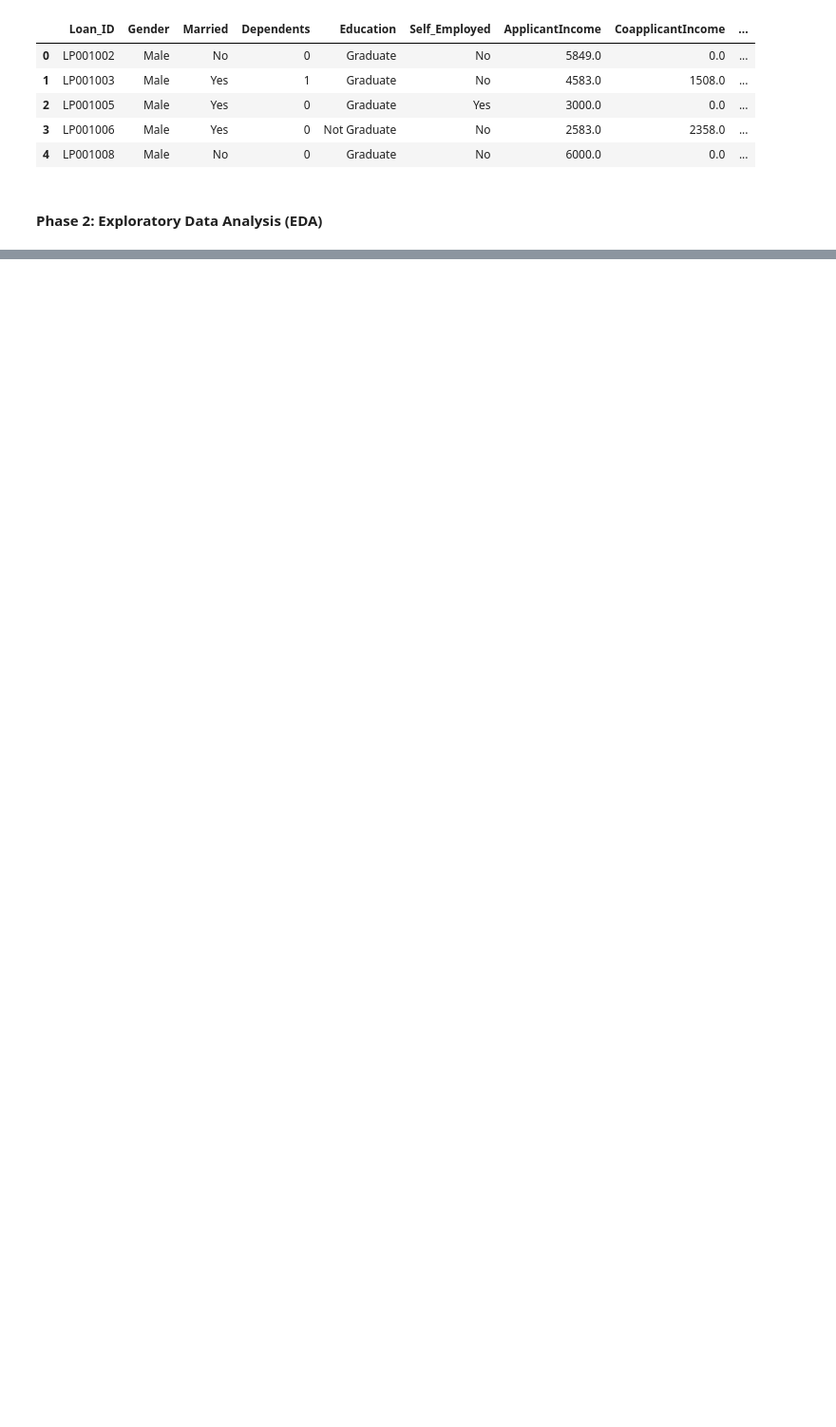
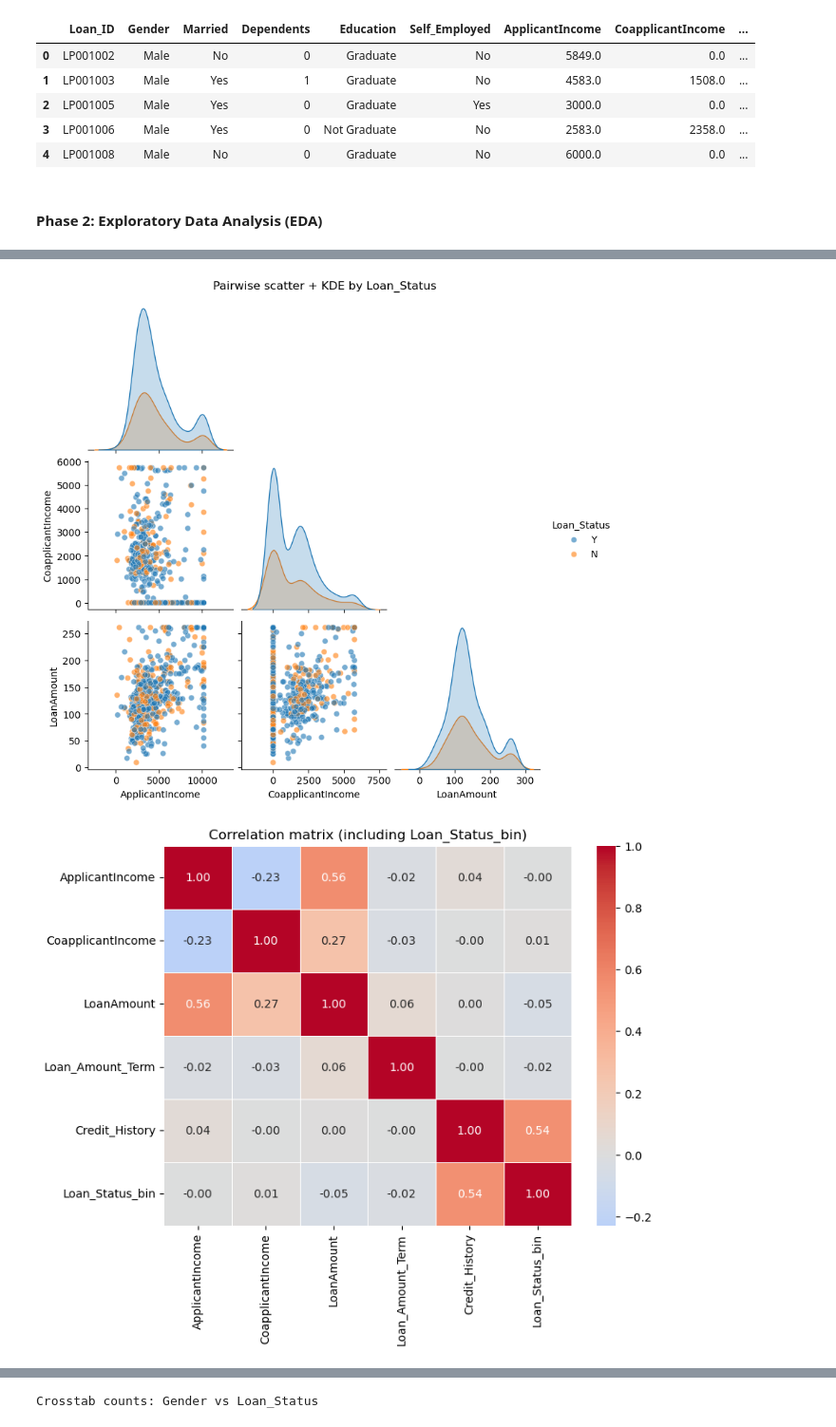
Before and after one commit to RasakOlasunkanmi/my_task, a Jupyter notebook: rasak_olasunkanmi_task25/home_loan.ipynb, the cells around one changed output, grey strips where cells are left out. Shown at 95% size. Saved outputs shown, nothing was run; the diff lists cells and outputs as text; code cells hidden in the pictures; blank space fills up the shorter version.

```diff
--- a/rasak_olasunkanmi_task25/home_loan.ipynb
+++ b/rasak_olasunkanmi_task25/home_loan.ipynb
@@ -407,0 +621,57 @@ df1_copy.describe()
+# %%
+# Task 2.4: Examine relationships between features and the target variable (loan approval status) using scatter plots, correlation matrices, and cross-tabulations.
+
+# Scatter / pairwise plots colored by Loan_Status
+sns.pairplot(df1_copy[cols + ['Loan_Status']], hue='Loan_Status', diag_kind='kde', corner=True, plot_kws={'alpha':0.6})
+plt.suptitle("Pairwise scatter + KDE by Loan_Status", y=1.02)
+plt.show()
+
+# Correlation matrix including a binary encoding of Loan_Status
+corr_df = df1_copy.select_dtypes(include=[np.number]).copy()
+corr_df['Loan_Status_bin'] = df1_copy['Loan_Status'].map({'Y': 1, 'N': 0})
+corr = corr_df.corr()
+
+plt.figure(figsize=(8,6))
+sns.heatmap(corr, annot=True, fmt=".2f", cmap='coolwarm', center=0, linewidths=0.5)
+plt.title("Correlation matrix (including Loan_Status_bin)")
+plt.show()
+
+# Cross-tabulations and stacked bar plots for key categorical features vs Loan_Status
+cat_for_crosstab = ['Gender', 'Married', 'Dependents', 'Education', 'Self_Employed', 'Property_Area', 'Credit_History']
+
+fig, axes = plt.subplots(nrows=len(cat_for_crosstab), ncols=2, figsize=(12, 4 * len(cat_for_crosstab)))
+for i, col in enumerate(cat_for_crosstab):
+    # counts
+    ct_counts = pd.crosstab(df1_copy[col].astype(str), df1_copy['Loan_Status'])
+    ct_props = pd.crosstab(df1_copy[col].astype(str), df1_copy['Loan_Status'], normalize='index')
+
+    # left: absolute counts
+    ax0 = axes[i, 0]
+    ct_counts.plot(kind='bar', stacked=True, ax=ax0, colormap='Pastel1', legend=False)
+    ax0.set_title(f'{col} vs Loan_Status (counts)')
+    ax0.set_ylabel('Count')
+    ax0.tick_params(axis='x', rotation=45)
+
+    # right: proportions
+    ax1 = axes[i, 1]
+    ct_props.plot(kind='bar', stacked=True, ax=ax1, colormap='Set2', legend=False)
+    ax1.set_title(f'{col} vs Loan_Status (proportion by {col})')
+    ax1.set_ylabel('Proportion')
+    ax1.tick_params(axis='x', rotation=45)
+
+plt.tight_layout()
+# put a single legend below the plots
+handles, labels = ax1.get_legend_handles_labels()
+fig.legend(handles, labels, loc='lower center', ncol=2)
+plt.subplots_adjust(bottom=0.05)
+plt.show()
+
+# Print a few key cross-tab tables for quick inspection
+for col in cat_for_crosstab:
+    print(f"\nCrosstab counts: {col} vs Loan_Status")
+    display(pd.crosstab(df1_copy[col].astype(str), df1_copy['Loan_Status']))
+    print(f"\nCrosstab proportions (row-normalized): {col} vs Loan_Status")
+    display(pd.crosstab(df1_copy[col].astype(str), df1_copy['Loan_Status'], normalize='index').round(3))
+# %% [output]
+[figure, added]
+[figure, added]
@@ -407,0 +679 @@ df1_copy.describe()
+Crosstab counts: Gender vs Loan_Status
```
Also changed, not shown: parts of 26 cells of this notebook, 1 other file.
